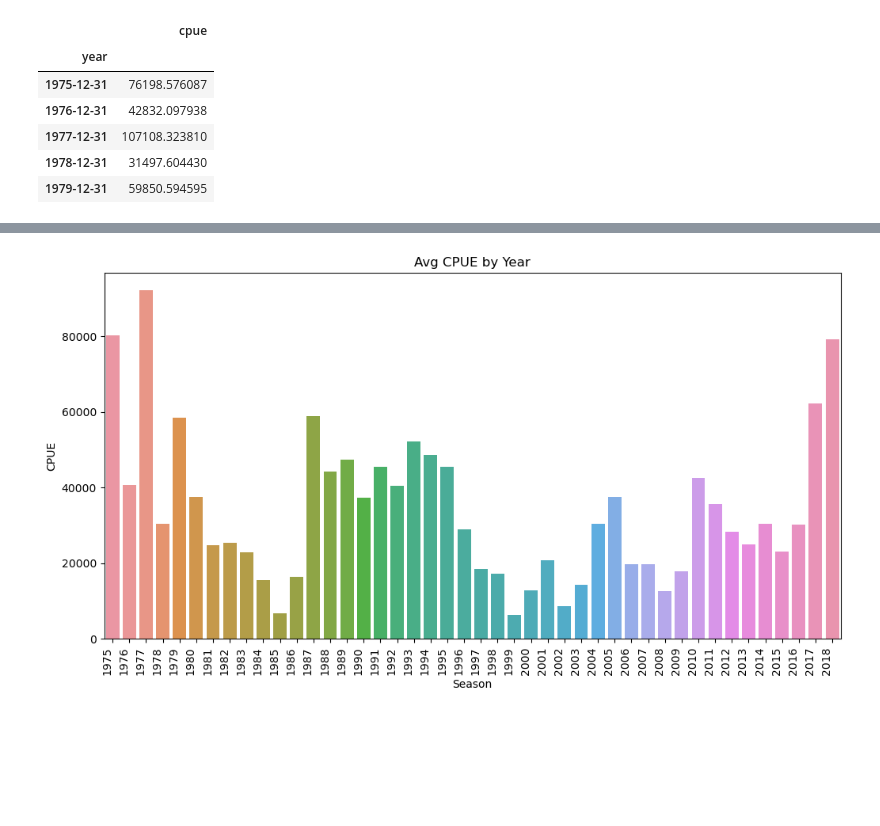
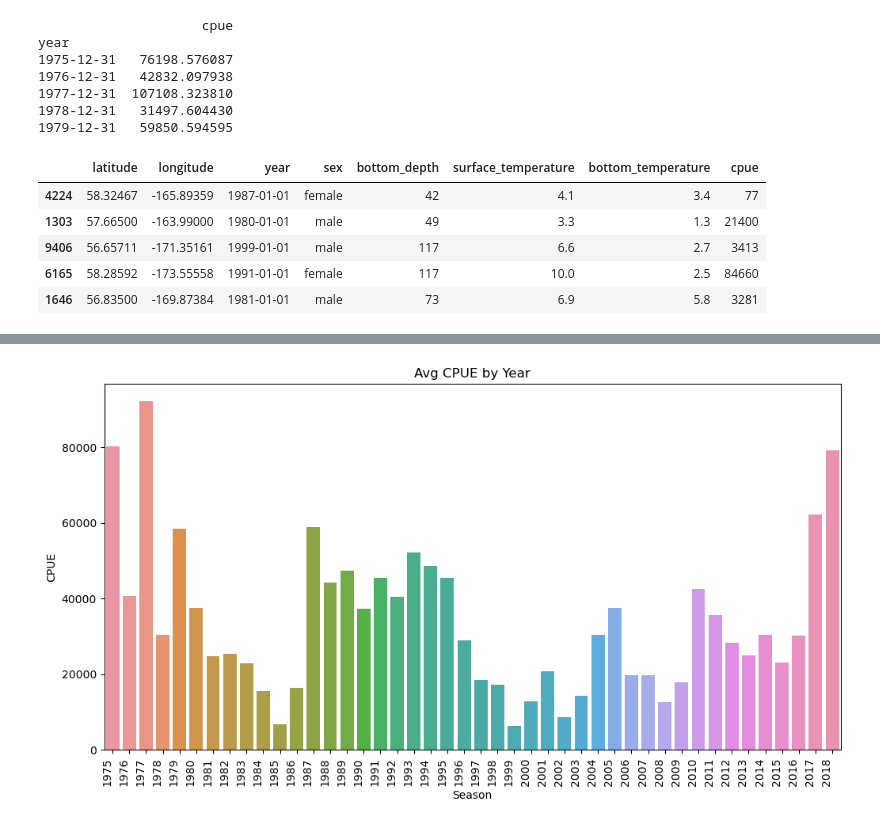
Before and after one commit to Bartholomew-Taylor/individual_project, a Jupyter notebook: Individual_Project_Final.ipynb, the cells around one changed output, grey strips where cells are left out. Drawn from its saved outputs; the diff is of its cells as text; code cells hidden in the pictures; blank space fills up the shorter version.

```diff
--- a/Individual_Project_Final.ipynb
+++ b/Individual_Project_Final.ipynb
@@ -30,13 +44,21 @@ from sklearn.linear_model import LinearRegression
 df , df_time = wrangle.get_snow_crabs()
 # %%
 train, val , test = wrangle.train_val_test(df)
-# %%
-df_time.head()
-# %% [output]
-|  | cpue |
-| year |  |
-| 1975-12-31 | 76198.576087 |
-| 1976-12-31 | 42832.097938 |
-| 1977-12-31 | 107108.323810 |
-| 1978-12-31 | 31497.604430 |
-| 1979-12-31 | 59850.594595 |
+# %%
+
+print(df_time.head())
+train.head()
+# %% [output]
+                     cpue
+year
+1975-12-31   76198.576087
+1976-12-31   42832.097938
+1977-12-31  107108.323810
+1978-12-31   31497.604430
+1979-12-31   59850.594595
+|  | latitude | longitude | year | sex | bottom_depth | surface_temperature | bottom_temperature | cpue |
+| 4224 | 58.32467 | -165.89359 | 1987-01-01 | female | 42 | 4.1 | 3.4 | 77 |
+| 1303 | 57.66500 | -163.99000 | 1980-01-01 | male | 49 | 3.3 | 1.3 | 21400 |
+| 9406 | 56.65711 | -171.35161 | 1999-01-01 | male | 117 | 6.6 | 2.7 | 3413 |
+| 6165 | 58.28592 | -173.55558 | 1991-01-01 | female | 117 | 10.0 | 2.5 | 84660 |
+| 1646 | 56.83500 | -169.87384 | 1981-01-01 | male | 73 | 6.9 | 5.8 | 3281 |
```
Also changed, not shown: parts of 55 cells of this notebook.
